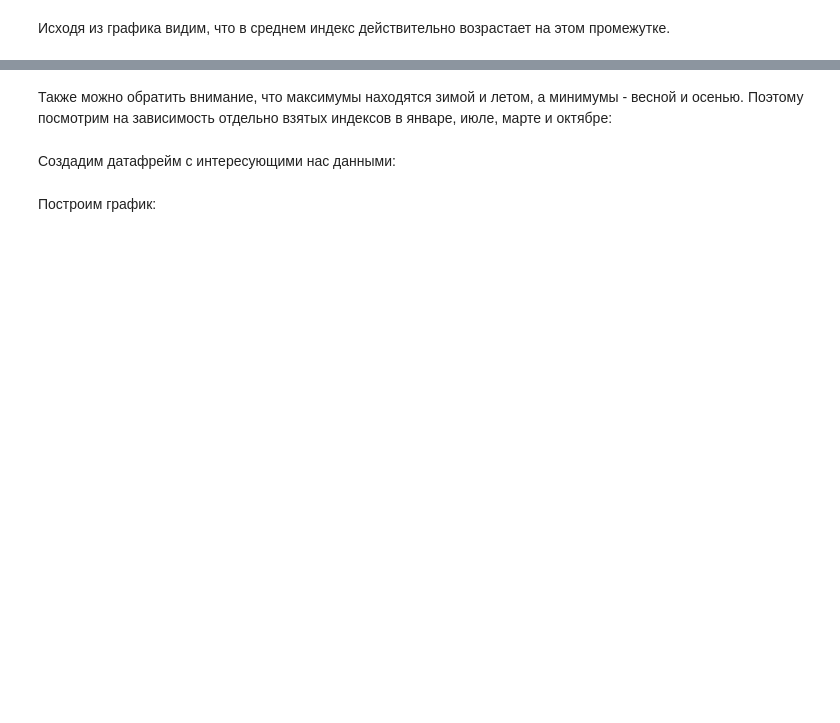
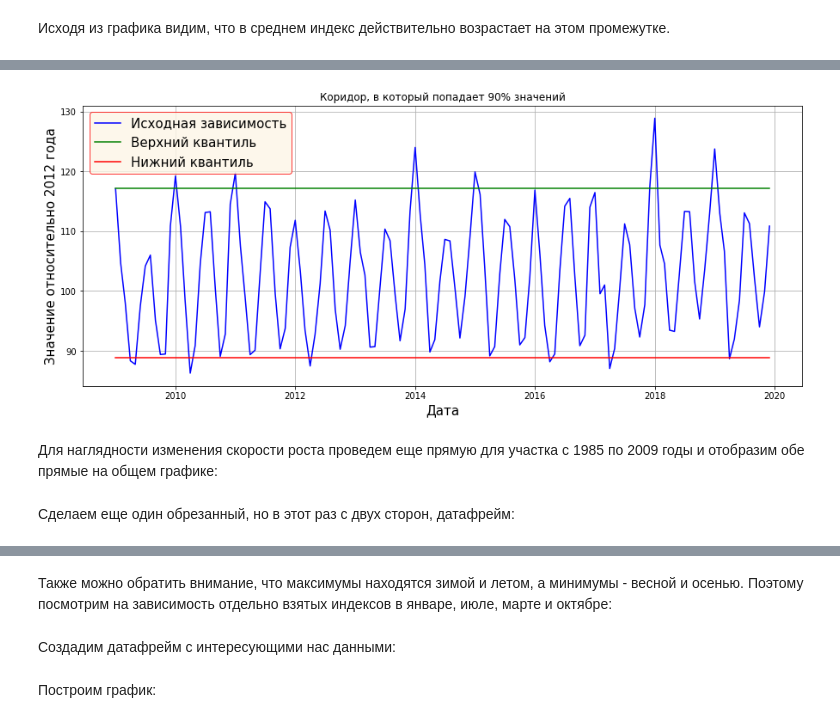
Before and after one commit to glll4d/Skillbox28052020, a Jupyter notebook: HW2/HW2.ipynb, the cells around one changed output, grey strips where cells are left out. Cells and saved outputs as stored; diff of their text form; code cells hidden in the pictures; blank space fills up the shorter version.

```diff
--- a/HW2/HW2.ipynb
+++ b/HW2/HW2.ipynb
@@ -117,0 +142,30 @@ plt.show()
+# %%
+q1 = [cutted_df['IPG2211A2N'].quantile(0.95)]*len(cutted_df)
+q2 = [cutted_df['IPG2211A2N'].quantile(0.05)]*len(cutted_df)
+# %%
+fig, ax = plt.subplots()
+
+plt.grid()
+plt.title('Коридор, в который попадает 90% значений')
+plt.xlabel(u'Дата', family='verdana', fontsize = 15)
+plt.ylabel(u'Значение относительно 2012 года', family='verdana', fontsize = 15)
+
+ax.plot(cutted_df.index, cutted_df['IPG2211A2N'], label = 'Исходная зависимость', color = 'b')
+ax.plot(cutted_df.index, q1, label = 'Верхний квантиль', color = 'g')
+ax.plot(cutted_df.index, q2, label = 'Нижний квантиль', color = 'r')
+
+ax.legend(fontsize = 15,
+          ncol = 1,
+          facecolor = 'oldlace',
+          edgecolor = 'r',
+         )
+
+fig.set_figwidth(15)
+fig.set_figheight(6)
+plt.show()
+# %% [output]
+[figure, added]
+# %% [markdown]
+Для наглядности изменения скорости роста проведем еще прямую для участка с 1985 по 2009 годы и отобразим обе прямые на общем графике:
+# %% [markdown]
+Сделаем еще один обрезанный, но в этот раз с двух сторон, датафрейм:
```
Also changed, not shown: parts of 45 cells of this notebook.
